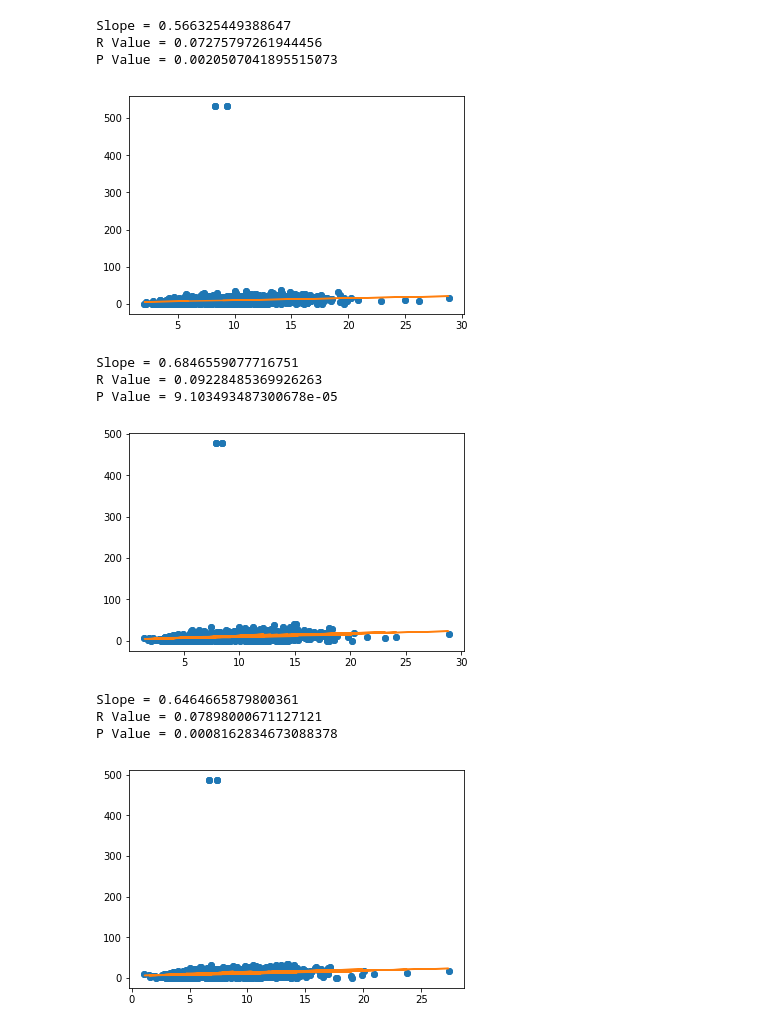
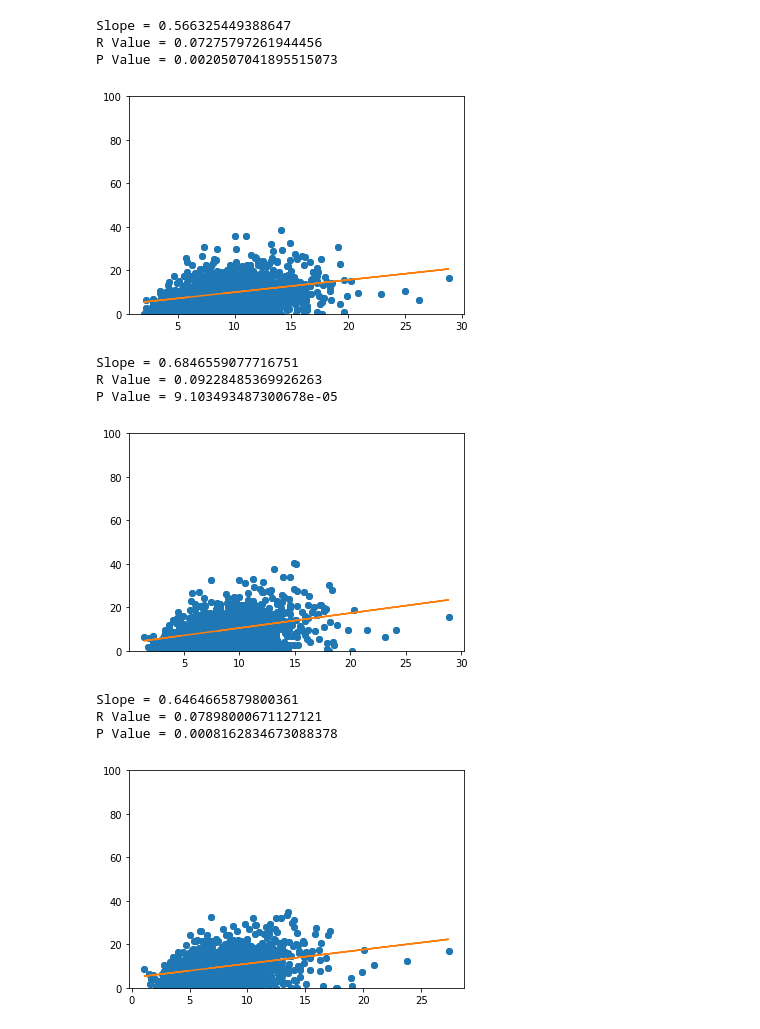
Before and after one commit to DLaury/ProjectOne, a Jupyter notebook: MergedDF.ipynb, the cells around one changed output. Drawn from its saved outputs; the diff is of its cells as text; code cells hidden in the pictures.

```diff
--- a/MergedDF.ipynb
+++ b/MergedDF.ipynb
@@ -80,27 +104,29 @@ year2010DF.head()
 # %%
 plt.scatter(year2010DF['Average Percent Unemployed'], year2010DF['Crimes Per 100 Workers'])
 x = year2010DF['Average Percent Unemployed']
 y = year2010DF['Crimes Per 100 Workers']
 slope, intercept, r_value, p_value, std_err = stats.linregress(x,y)
 line = slope*x+intercept
 
 plt.plot(x,y,'o', x, line)
+plt.ylim(0,100)
 print(f"Slope = {slope}")
 print(f"R Value = {r_value}")
 print(f"P Value = {p_value}")
 # %% [output]
 Slope = 0.566325449388647
 R Value = 0.07275797261944456
 P Value = 0.0020507041895515073
-[figure, old version]
+[figure, new version]
 # %%
 plt.scatter(year2011DF['Average Percent Unemployed'], year2011DF['Crimes Per 100 Workers'])
 x2 = year2011DF['Average Percent Unemployed']
 y2 = year2011DF['Crimes Per 100 Workers']
 slope, intercept, r_value, p_value, std_err = stats.linregress(x2,y2)
-line2 = slope*x+intercept
+line2 = slope*x2+intercept
 
 plt.plot(x2,y2,'o', x2, line2)
+plt.ylim(0,100)
 print(f"Slope = {slope}")
 print(f"R Value = {r_value}")
 print(f"P Value = {p_value}")
@@ -108,15 +134,16 @@ print(f"P Value = {p_value}")
 Slope = 0.6846559077716751
 R Value = 0.09228485369926263
 P Value = 9.103493487300678e-05
-[figure, old version]
+[figure, new version]
 # %%
 plt.scatter(year2012DF['Average Percent Unemployed'], year2012DF['Crimes Per 100 Workers'])
 x3 = year2012DF['Average Percent Unemployed']
 y3 = year2012DF['Crimes Per 100 Workers']
 slope, intercept, r_value, p_value, std_err = stats.linregress(x3,y3)
-line3 = slope*x+intercept
+line3 = slope*x3+intercept
 
 plt.plot(x3,y3,'o', x3, line3)
+plt.ylim(0,100)
 print(f"Slope = {slope}")
 print(f"R Value = {r_value}")
 print(f"P Value = {p_value}")
@@ -124,7 +151,7 @@ print(f"P Value = {p_value}")
 Slope = 0.6464665879800361
 R Value = 0.07898000671127121
 P Value = 0.0008162834673088378
-[figure, old version]
+[figure, new version]
 # %%
 plt.scatter(year2013DF['Average Percent Unemployed'], year2013DF['Crimes Per 100 Workers'])
 x3 = year2013DF['Average Percent Unemployed']
```
Also changed, not shown: parts of 7 cells of this notebook, 1 other file.
